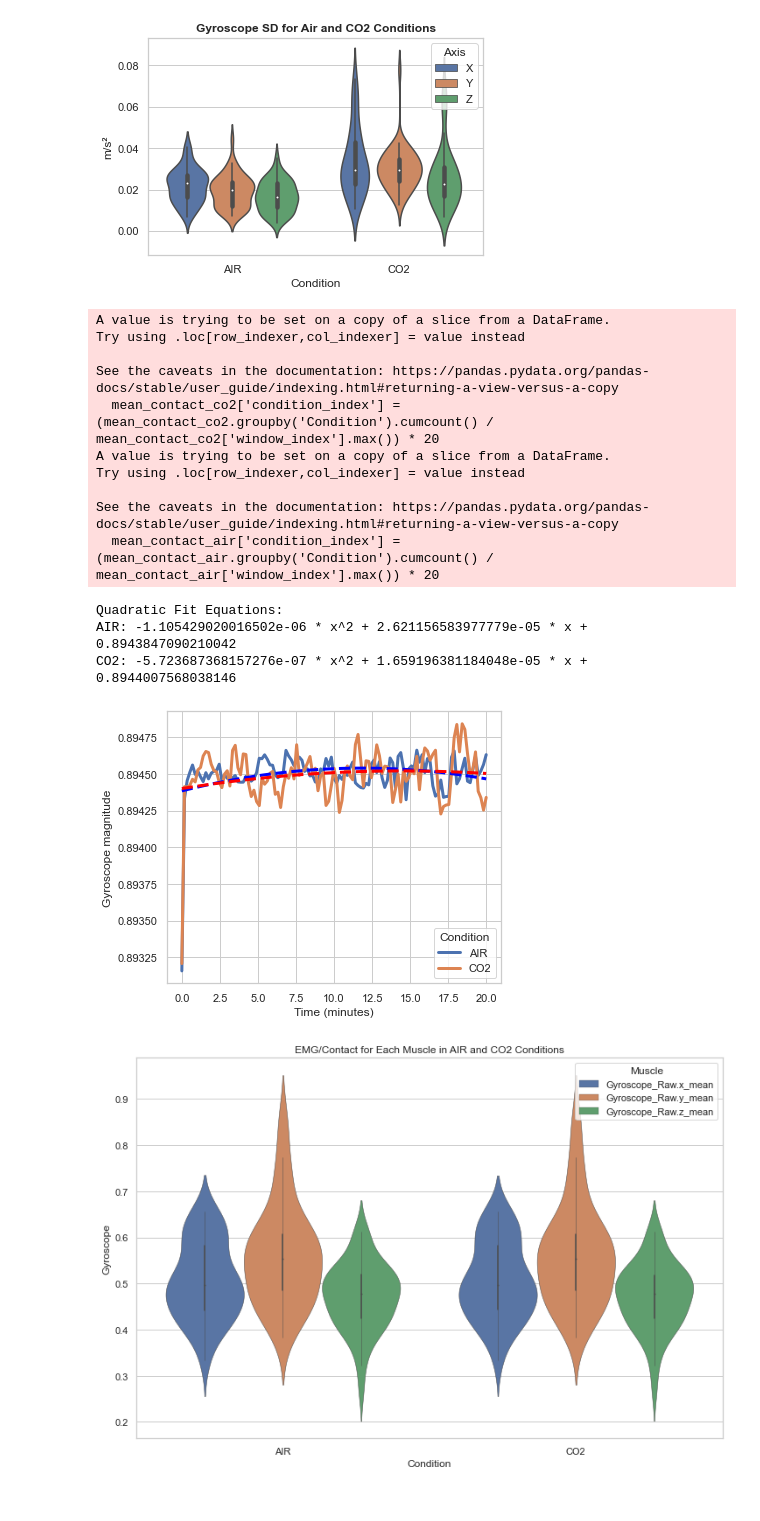
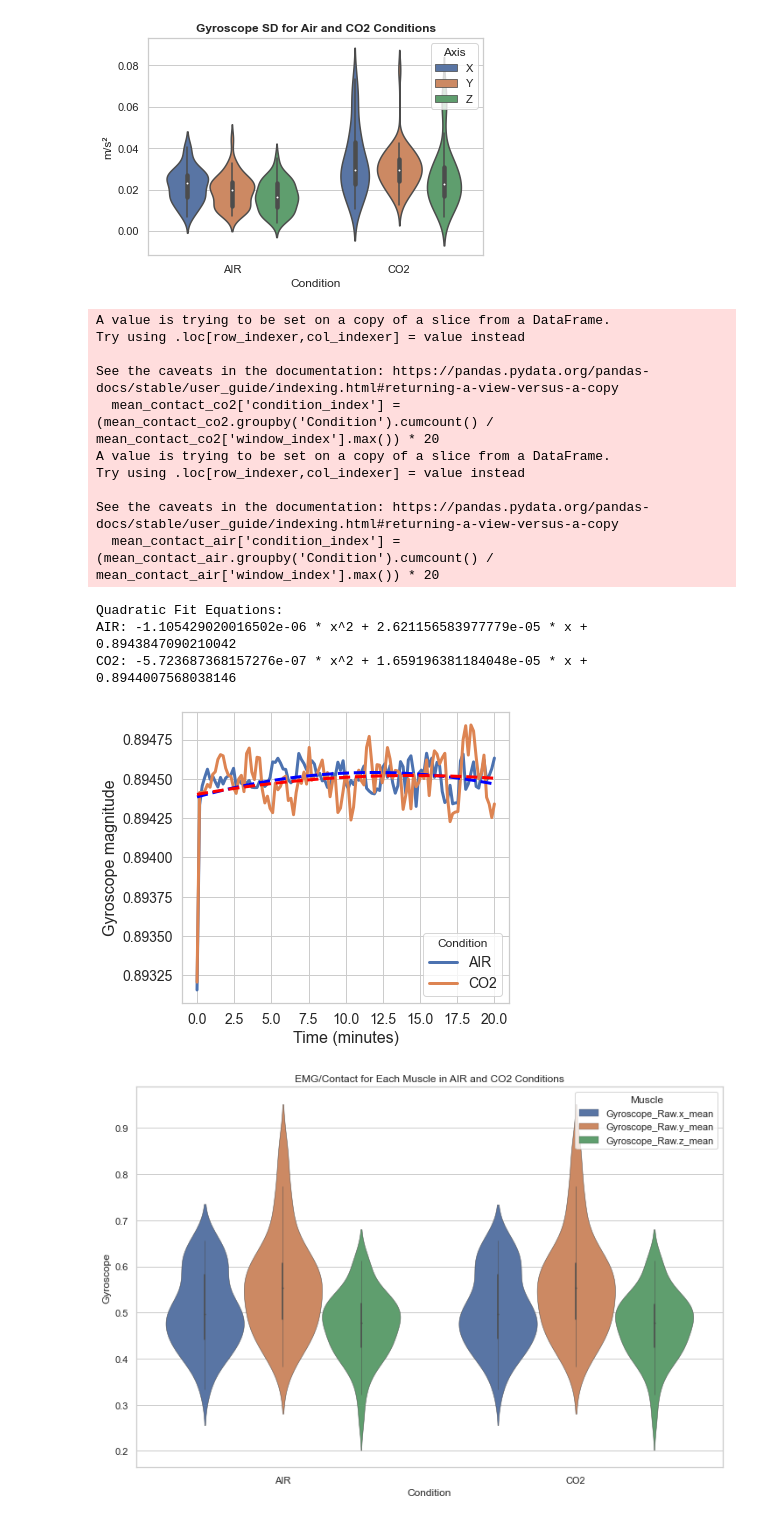
Before and after one commit to michalgnacek/co2-study, a Jupyter notebook: notebooks/3_statistics.ipynb, the cells around one changed output. Drawn from its saved outputs; the diff is of its cells as text; code cells hidden in the pictures.

Commit message:
Increased fontsize for all figures

```diff
--- a/notebooks/3_statistics.ipynb
+++ b/notebooks/3_statistics.ipynb
@@ -895,38 +913,40 @@ popt_co2, _ = curve_fit(quadratic_func, mean_contact_co2['condition_index'], mea
 
 # Print the equations
 equation_air = f'AIR: {popt_air[0]} * x^2 + {popt_air[1]} * x + {popt_air[2]}'
 equation_co2 = f'CO2: {popt_co2[0]} * x^2 + {popt_co2[1]} * x + {popt_co2[2]}'
 
 print('Quadratic Fit Equations:')
 print(equation_air)
 print(equation_co2)
 
 # Plot the fitted curves
 plt.plot(mean_contact_air['condition_index'], quadratic_func(mean_contact_air['condition_index'], *popt_air), '--', color='blue', linewidth='3', label='Fitted AIR')
 plt.plot(mean_contact_co2['condition_index'], quadratic_func(mean_contact_co2['condition_index'], *popt_co2), '--', color='red', linewidth='3',  label='Fitted CO2')
 
-plt.legend(handles=lines, title='Condition')
-plt.xlabel('Time (minutes)')
-plt.ylabel('Gyroscope magnitude')
-
+plt.legend(handles=lines, title='Condition', fontsize=14)
+plt.xlabel('Time (minutes)', fontsize=16)
+plt.ylabel('Gyroscope magnitude', fontsize=16)
+plt.xticks(fontsize=14)
+plt.yticks(fontsize=14)
+plt.tight_layout()
 #plt.title('Mean Gyroscope Magnitude with Quadratic Fitted Lines', weight='bold')
 plt.savefig(os.path.join(notebook_temp_dir, "gyroscope_time_windows_with_quadratic_fit"))
 plt.show()
 # %% [output]
 A value is trying to be set on a copy of a slice from a DataFrame.
 Try using .loc[row_indexer,col_indexer] = value instead
 
 See the caveats in the documentation: https://pandas.pydata.org/pandas-docs/stable/user_guide/indexing.html#returning-a-view-versus-a-copy
   mean_contact_co2['condition_index'] = (mean_contact_co2.groupby('Condition').cumcount() / mean_contact_co2['window_index'].max()) * 20
 A value is trying to be set on a copy of a slice from a DataFrame.
 Try using .loc[row_indexer,col_indexer] = value instead
 
 See the caveats in the documentation: https://pandas.pydata.org/pandas-docs/stable/user_guide/indexing.html#returning-a-view-versus-a-copy
   mean_contact_air['condition_index'] = (mean_contact_air.groupby('Condition').cumcount() / mean_contact_air['window_index'].max()) * 20
 Quadratic Fit Equations:
 AIR: -1.105429020016502e-06 * x^2 + 2.621156583977779e-05 * x + 0.8943847090210042
 CO2: -5.723687368157276e-07 * x^2 + 1.659196381184048e-05 * x + 0.8944007568038146
-[figure, old version]
+[figure, new version]
 # %%
 # Filter the dataframe for 'AIR' and 'CO2' conditions
 air_co2_data = gyro_data_segments.copy()
```
Also changed, not shown: parts of 16 cells of this notebook, 2 other files.
